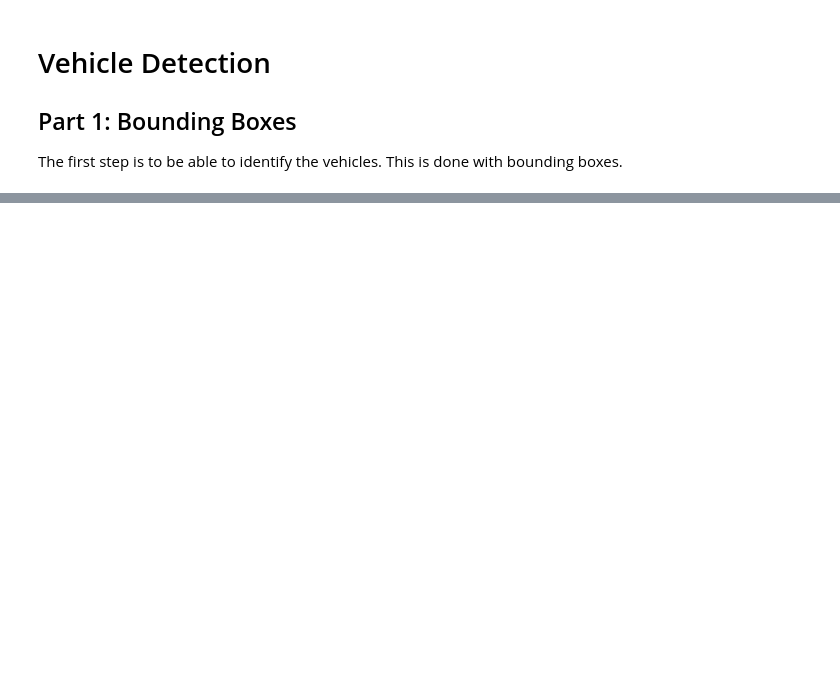
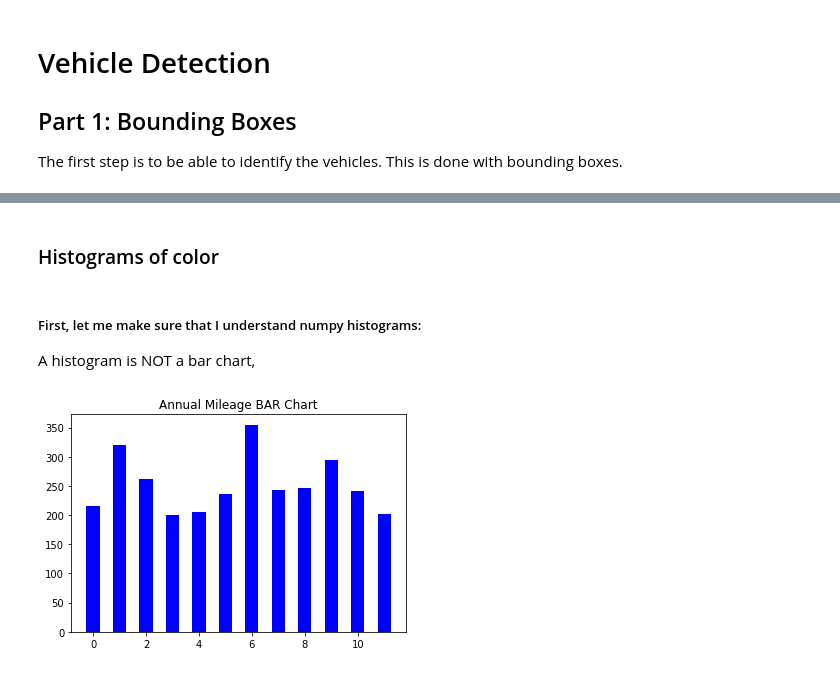
Before and after one commit to JPWILSON/VehicleDetection, a Jupyter notebook: Vehicle Detection.ipynb, the cells around one changed output, grey strips where cells are left out. Cells and saved outputs as stored; diff of their text form; code cells hidden in the pictures; blank space fills up the shorter version.

```diff
--- a/Vehicle Detection.ipynb
+++ b/Vehicle Detection.ipynb
@@ -35,0 +44,22 @@ plt.imshow(result)
+# %% [markdown]
+### Histograms of color
+# %% [markdown]
+##### First, let me make sure that I understand numpy histograms:
+A histogram is NOT a bar chart,
+# %%
+#Build a BAR CHART for a years worth of monthly mileage driven:
+mileage = np.random.uniform(180,400, size=12)
+bins = []
+for i in range(12):
+    bins.append(i)
+
+fig, ax = plt.subplots()
+rects1 = ax.bar(bins, mileage, width=0.5, color='b')
+
+plt.title("Annual Mileage BAR Chart")
+plt.show()
+#fig = plt.figure(figsize=(12,3))
+#plt.subplot(141)
+#plt.bar(bin_centers, rhist[0])
+# %% [output]
+[figure, added]
```
Also changed, not shown: parts of 20 cells of this notebook.
